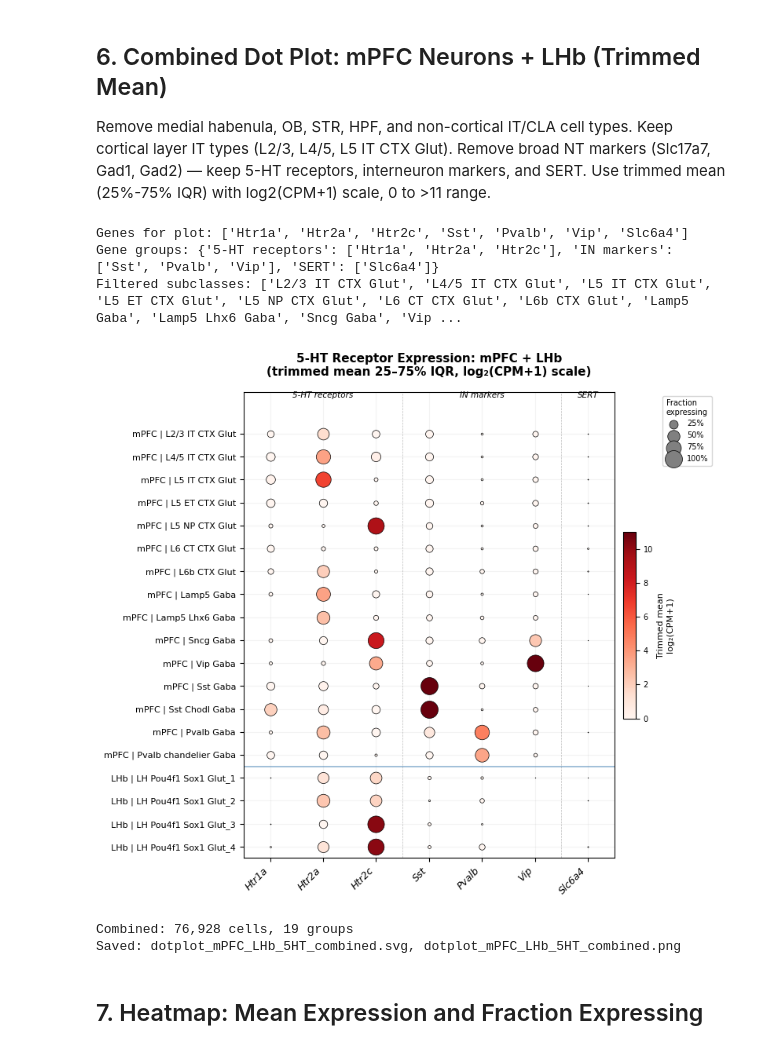
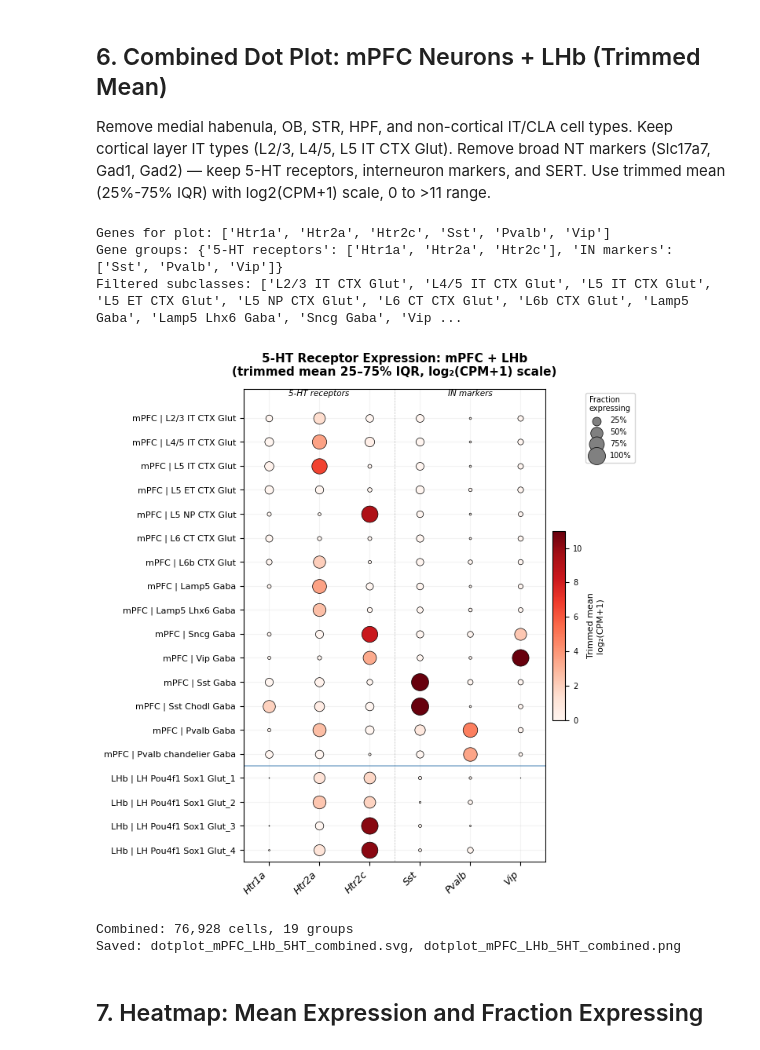
Before and after one commit to akaye/abc_atlas_access, a Jupyter notebook: notebooks/single_cell_dotplot_5HT_mPFC_LHb.ipynb, the cells around one changed output. Drawn from its saved outputs; the diff is of its cells as text; code cells hidden in the pictures.

```diff
--- a/notebooks/single_cell_dotplot_5HT_mPFC_LHb.ipynb
+++ b/notebooks/single_cell_dotplot_5HT_mPFC_LHb.ipynb
@@ -290,8 +290,8 @@ neuronal_sc_filtered = [s for s in neuronal_sc
                         and (s in keep_it
                              or (not _re.search(r'\bIT\b', s) and 'CLA' not in s))]
 
-# Remove broad NT markers (Slc17a7, Gad1, Gad2) and Lamp5
-remove_genes = {'Slc17a7', 'Gad1', 'Gad2', 'Lamp5'}
+# Remove broad NT markers (Slc17a7, Gad1, Gad2), Lamp5, and Slc6a4
+remove_genes = {'Slc17a7', 'Gad1', 'Gad2', 'Lamp5', 'Slc6a4'}
 plot_genes = [g for g in target_genes if g not in remove_genes]
 
 # Update gene groups for this plot
@@ -376,7 +376,7 @@ grp_frac = pd.DataFrame(frac_rows, index=sorted_groups)
 n_grp = len(sorted_groups)
 n_genes = len(plot_genes)
 
-fig, ax = plt.subplots(figsize=(8, max(5, n_grp * 0.38)))
+fig, ax = plt.subplots(figsize=(7, max(5, n_grp * 0.38)))
 
 # Color: trimmed mean on log2(CPM+1) scale, 0 to 11
 vmin, vmax = 0, 11
@@ -394,13 +394,13 @@ for i, grp in enumerate(sorted_groups):
             ax.scatter(j, n_grp - 1 - i, s=size, c=[color],
                       edgecolors='black', linewidths=0.5, zorder=3)
 
-# Add gene group separators and top labels with proper spacing
+# Add gene group separators and top labels — place below the title
 pos = 0
 for gname, genes in plot_gene_groups.items():
     start = pos
     end = pos + len(genes) - 1
     mid = (start + end) / 2
-    ax.text(mid, n_grp + 0.5, gname, ha='center', va='bottom', fontsize=7.5, fontstyle='italic')
+    ax.text(mid, n_grp - 0.15, gname, ha='center', va='bottom', fontsize=7.5, fontstyle='italic')
     if start > 0:
         ax.axvline(x=start - 0.5, color='gray', linewidth=0.5, linestyle='--', alpha=0.5)
     pos += len(genes)
@@ -414,38 +414,38 @@ if mpfc_count < n_grp:
 ax.set_xticks(range(n_genes))
 ax.set_xticklabels(plot_genes, rotation=45, ha='right', fontsize=9, fontstyle='italic')
 ax.set_yticks(range(n_grp))
 ax.set_yticklabels(reversed(sorted_groups), fontsize=8)
 ax.set_xlim(-0.5, n_genes - 0.5)
-ax.set_ylim(-0.5, n_grp + 0.8)
+ax.set_ylim(-0.5, n_grp + 0.2)
 ax.grid(True, alpha=0.15)
 
 # Colorbar
 sm = plt.cm.ScalarMappable(cmap=cmap, norm=norm)
 sm.set_array([])
 cbar = plt.colorbar(sm, ax=ax, shrink=0.4, pad=0.02, aspect=15)
 cbar.set_label('Trimmed mean\nlog₂(CPM+1)', fontsize=8)
 cbar.ax.tick_params(labelsize=7)
 
 # Size legend
 for frac_val in [0.25, 0.5, 0.75, 1.0]:
     ax.scatter([], [], s=frac_val * max_dot, c='gray', edgecolors='black',
               linewidths=0.5, label=f'{frac_val:.0%}')
 ax.legend(title='Fraction\nexpressing', loc='upper left', bbox_to_anchor=(1.12, 1.0),
          frameon=True, fontsize=7, title_fontsize=7)
 
 ax.set_title('5-HT Receptor Expression: mPFC + LHb\n(trimmed mean 25–75% IQR, log₂(CPM+1) scale)',
-            fontweight='bold', fontsize=11, pad=15)
+            fontweight='bold', fontsize=11, pad=12)
 plt.tight_layout()
 plt.savefig('dotplot_mPFC_LHb_5HT_combined.svg', bbox_inches='tight')
 plt.savefig('dotplot_mPFC_LHb_5HT_combined.png', dpi=150, bbox_inches='tight')
 plt.show()
 print(f'Combined: {mask_valid.sum():,} cells, {n_grp} groups')
 print('Saved: dotplot_mPFC_LHb_5HT_combined.svg, dotplot_mPFC_LHb_5HT_combined.png')
 # %% [output]
-Genes for plot: ['Htr1a', 'Htr2a', 'Htr2c', 'Sst', 'Pvalb', 'Vip', 'Slc6a4']
-Gene groups: {'5-HT receptors': ['Htr1a', 'Htr2a', 'Htr2c'], 'IN markers': ['Sst', 'Pvalb', 'Vip'], 'SERT': ['Slc6a4']}
+Genes for plot: ['Htr1a', 'Htr2a', 'Htr2c', 'Sst', 'Pvalb', 'Vip']
+Gene groups: {'5-HT receptors': ['Htr1a', 'Htr2a', 'Htr2c'], 'IN markers': ['Sst', 'Pvalb', 'Vip']}
 Filtered subclasses: ['L2/3 IT CTX Glut', 'L4/5 IT CTX Glut', 'L5 IT CTX Glut', 'L5 ET CTX Glut', 'L5 NP CTX Glut', 'L6 CT CTX Glut', 'L6b CTX Glut', 'Lamp5 Gaba', 'Lamp5 Lhx6 Gaba', 'Sncg Gaba', 'Vip ...
-[figure, old version]
+[figure, new version]
 Combined: 76,928 cells, 19 groups
 Saved: dotplot_mPFC_LHb_5HT_combined.svg, dotplot_mPFC_LHb_5HT_combined.png
 # %% [markdown]
```
Also changed, not shown: 6 other files.
